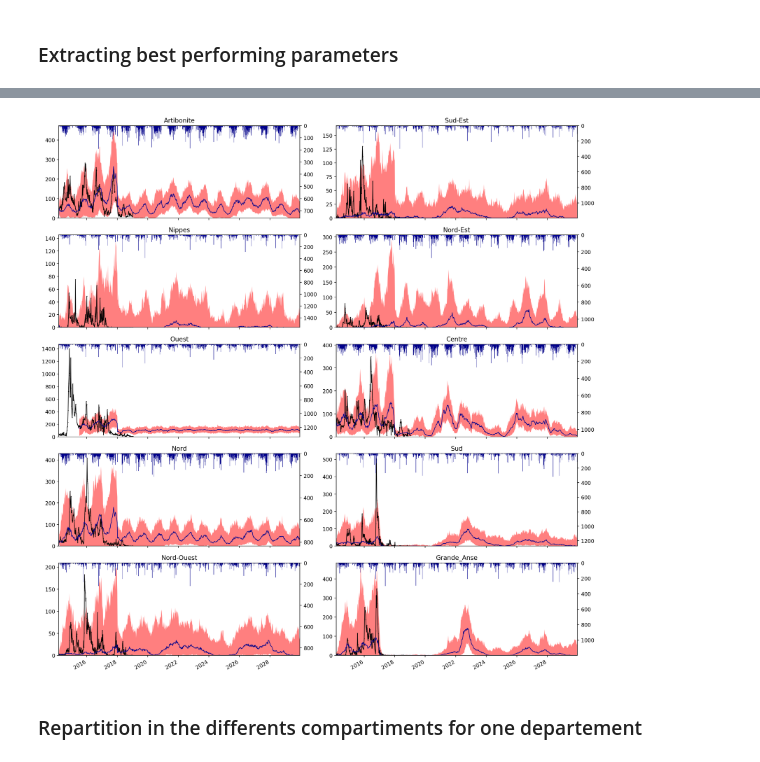
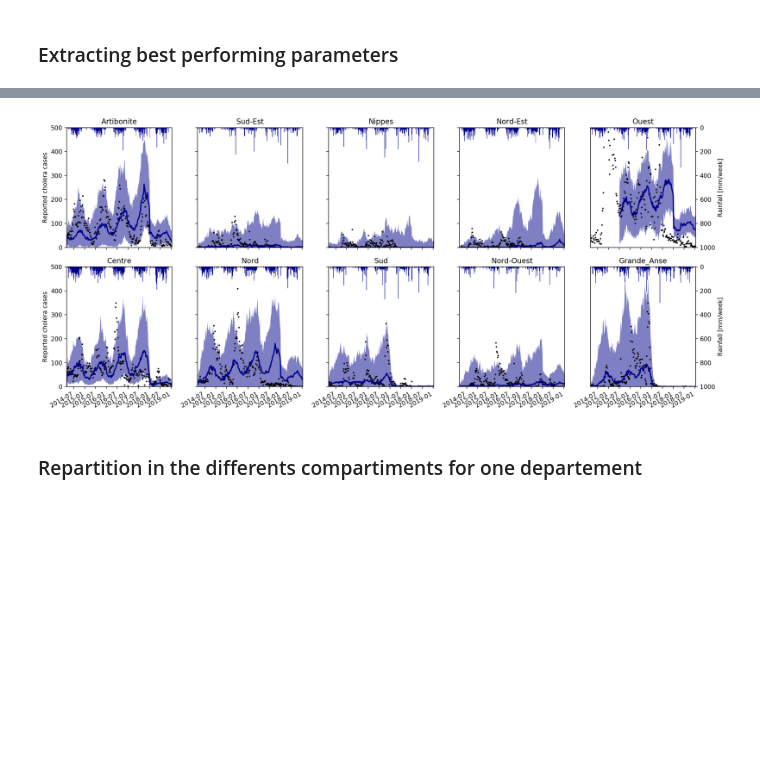
Before and after one commit to jcblemai/haiti-mass-ocv-campaign, a Jupyter notebook: forecast.ipynb, the cells around one changed output, grey strips where cells are left out. Drawn from its saved outputs; the diff is of its cells as text; code cells hidden in the pictures; blank space fills up the shorter version.

Commit message:
Better gtfcc graphs, and some modifications

```diff
--- a/forecast.ipynb
+++ b/forecast.ipynb
@@ -250,29 +262,41 @@ all_data['Ouest']['cases'][:datetime.date(2015,7,1)] = np.nan
 # %%
 ti = input_parameters['t_start']
 tf = input_parameters['t_end']
-tf = t_for
+#tf = t_for
 
-fig, axes = plt.subplots((len(dept_avail))//2, 2, figsize=(15,15), squeeze = True, dpi = 200);
+fig, axes = plt.subplots((len(dept_avail))//5, 5, figsize=(16,7), squeeze = True, dpi = 200 , sharex='col', sharey='row');
 fig.patch.set_facecolor('white')
-axes = axes.flatten();
+axes = axes.flat;
 for i, dp in enumerate(dept_avail):
 
     axt =  axes[i].twinx()
-    axes[i].plot(cases[dp][t_start:][ti:tf], marker='.', linestyle='-',color='k', linewidth=1, markersize=1 )
-    axes[i].fill_between(all_data[dp]['cases']['q05'][ti:tf].index, all_data[dp]['cases']['q05'][ti:tf], all_data[dp]['cases']['q95'][ti:tf], alpha = .5, color = 'red', linewidth = 0)
-    axes[i].plot(all_data[dp]['cases']['q50'][ti:tf], alpha = 1,linestyle='-', linewidth = 1, color = 'darkblue')
+    axes[i].plot(cases[dp][t_start:][ti:tf], marker='.', linestyle='-',color='black', linewidth=0, markersize=3 )
+    axes[i].fill_between(all_data[dp]['cases']['q05'][ti:tf].index, all_data[dp]['cases']['q05'][ti:tf], all_data[dp]['cases']['q95'][ti:tf], alpha = .5, color = 'darkblue', linewidth = 0)
+    axes[i].plot(all_data[dp]['cases']['q50'][ti:tf], alpha = 1,linestyle='-', linewidth = 2, color = 'darkblue')
     axt.bar(pd.date_range(ti,tf, freq='W-SAT').date, rain[dp].resample('W-SAT').sum()[ti:tf], label = r'Rainfall', color = 'darkblue', width=7, alpha = 1)
 
     axes[i].set_title(dp)
-    axes[i].set_ylim(0)
-    axt.set_ylim(4*max(rain[dp].resample('W-SAT').sum()[t_start:t_for]),0) # check if only reverse y
+    axes[i].set_ylim(0, 500)
+    axt.set_ylim(1000, 0)
+    #axt.set_ylim(4*max(rain[dp].resample('W-SAT').sum()[t_start:t_for]),0) # check if only reverse y
     axes[i].set_xlim(ti, tf)
+    if i%5 == 4:
+        axt.set_ylabel('Rainfall [mm/week]')
+        axes[i].get_yaxis().set_visible(False)
+
+    elif i%5 == 0:
+        axes[i].set_ylabel('Reported cholera cases')
+    if i%5 != 4:
+        axt.get_yaxis().set_visible(False)
     #axes[i].legend()
+
+for ax in axes:
+    ax.label_outer()
 
 fig.autofmt_xdate()
 fig.tight_layout()
 # %% [output]
-[figure, old version]
+[figure, new version]
 # %% [markdown]
 ### Repartition in the differents compartiments for one departement
 # %%
```
Also changed, not shown: parts of 16 cells of this notebook, 4 other files.
